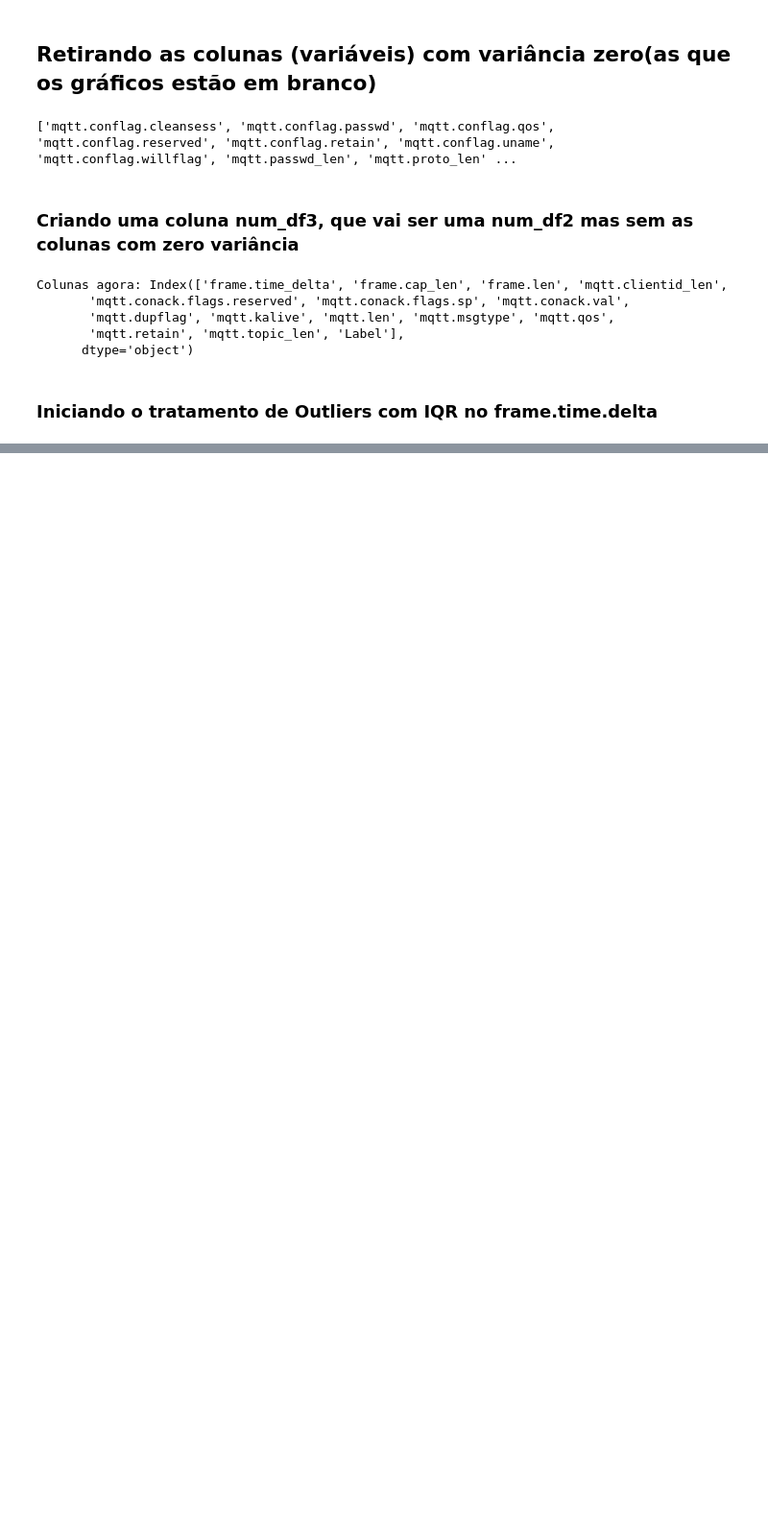
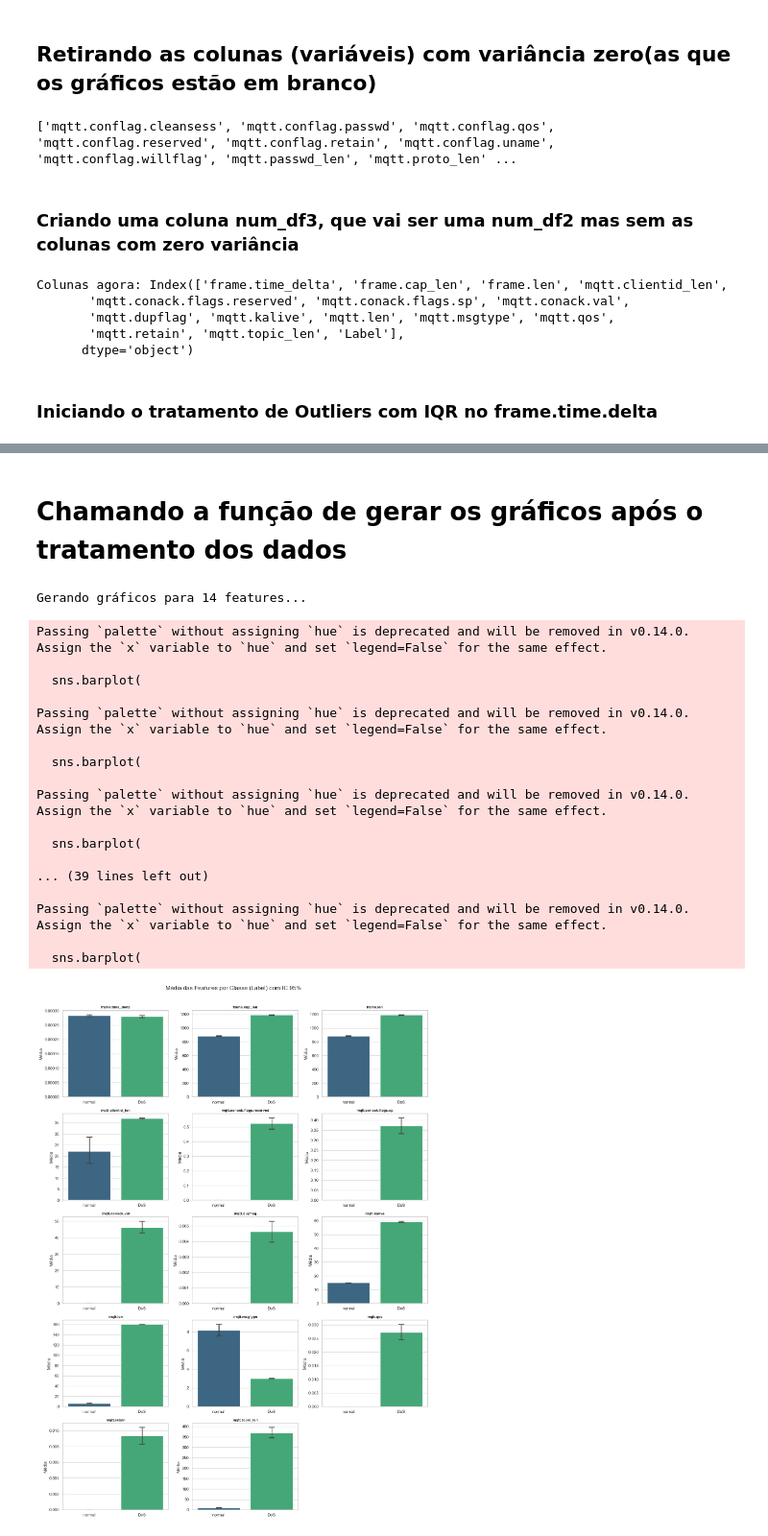
Before and after one commit to William-SWS/mqtt_under_attack, a Jupyter notebook: notebooks/analise_exploratoria1.ipynb, the cells around one changed output, grey strips where cells are left out. Shown at 96% size. Drawn from its saved outputs; the diff is of its cells as text; code cells hidden in the pictures; blank space fills up the shorter version.

Commit message:
feat: gráfico gerado com os dados limpos

```diff
--- a/notebooks/analise_exploratoria1.ipynb
+++ b/notebooks/analise_exploratoria1.ipynb
@@ -313,0 +317,24 @@ print("Depois do filtro", len(num_df3_clean))
+# %% [markdown]
+# Chamando a função de gerar os gráficos após o tratamento dos dados
+# %%
+gerar_plots_comparativos(num_df3_clean, col_classe='Label')
+# %% [output]
+Gerando gráficos para 14 features...
+Passing `palette` without assigning `hue` is deprecated and will be removed in v0.14.0. Assign the `x` variable to `hue` and set `legend=False` for the same effect.
+
+  sns.barplot(
+
+Passing `palette` without assigning `hue` is deprecated and will be removed in v0.14.0. Assign the `x` variable to `hue` and set `legend=False` for the same effect.
+
+  sns.barplot(
+
+Passing `palette` without assigning `hue` is deprecated and will be removed in v0.14.0. Assign the `x` variable to `hue` and set `legend=False` for the same effect.
+
+  sns.barplot(
+
+... (39 lines left out)
+
+Passing `palette` without assigning `hue` is deprecated and will be removed in v0.14.0. Assign the `x` variable to `hue` and set `legend=False` for the same effect.
+
+  sns.barplot(
+[figure, added]
```
Also changed, not shown: parts of 1 cell of this notebook.
